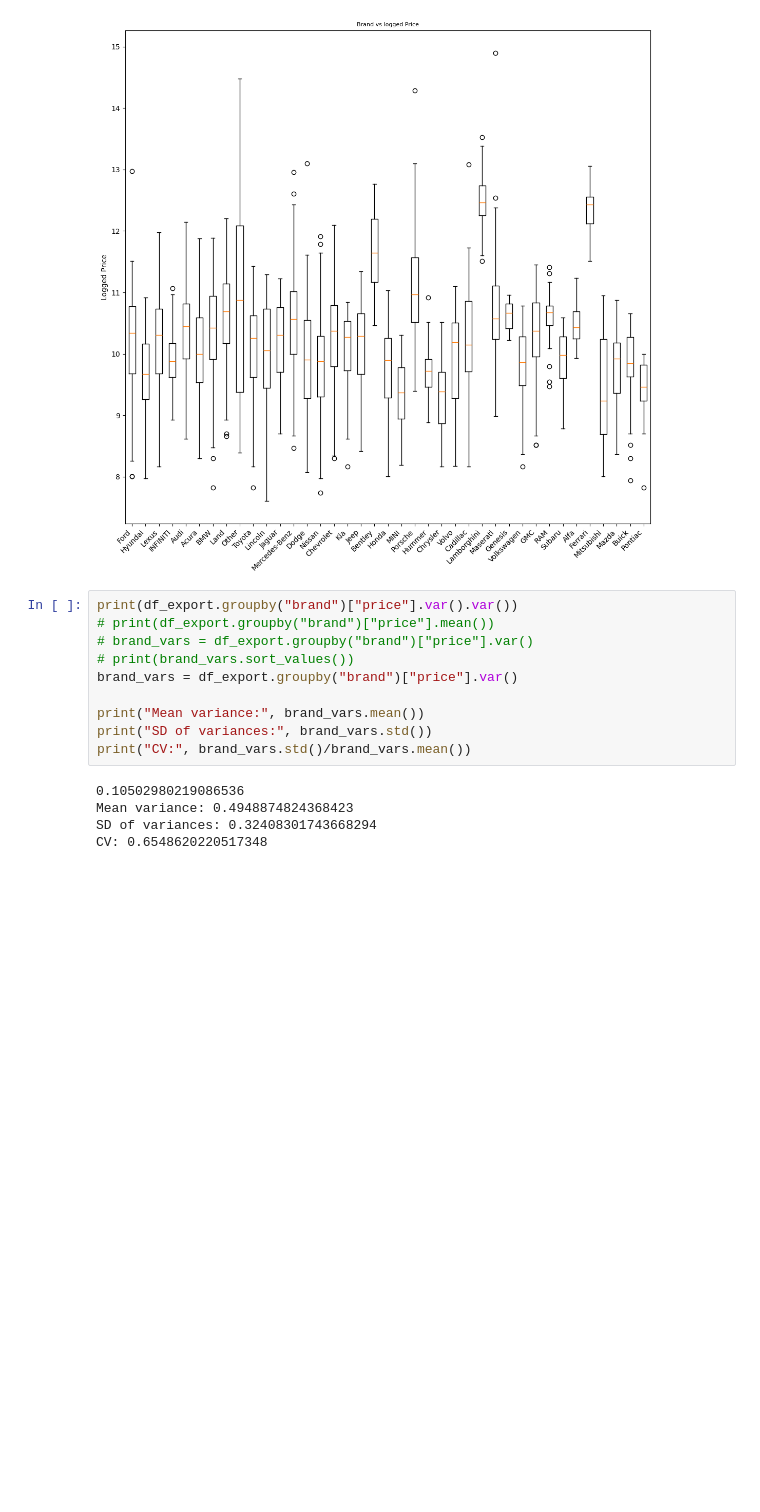
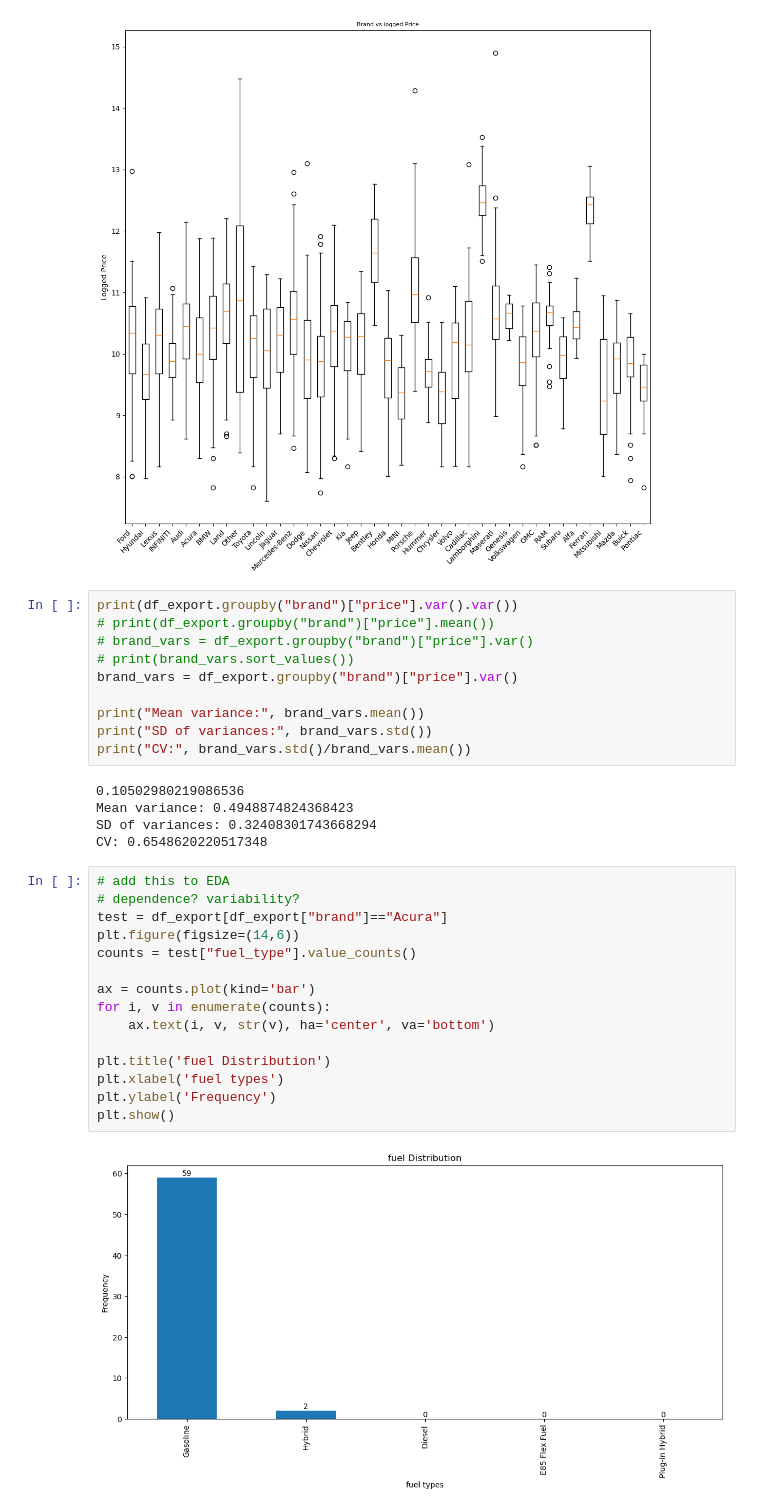
Before and after one commit to JustinTrenchcoat/Bayesian_Stat_2026, a Jupyter notebook: EDA.ipynb, the cells around one changed output. Saved outputs shown, nothing was run; the diff lists cells and outputs as text; blank space fills up the shorter version.

```diff
--- a/EDA.ipynb
+++ b/EDA.ipynb
@@ -190,3 +190,20 @@ print("CV:", brand_vars.std()/brand_vars.mean())
 Mean variance: 0.4948874824368423
 SD of variances: 0.32408301743668294
 CV: 0.6548620220517348
+# %%
+# add this to EDA
+# dependence? variability?
+test = df_export[df_export["brand"]=="Acura"]
+plt.figure(figsize=(14,6))
+counts = test["fuel_type"].value_counts()
+
+ax = counts.plot(kind='bar')
+for i, v in enumerate(counts):
+    ax.text(i, v, str(v), ha='center', va='bottom')
+
+plt.title('fuel Distribution')
+plt.xlabel('fuel types')
+plt.ylabel('Frequency')
+plt.show()
+# %% [output]
+[figure, added]
```
Also changed, not shown: 4 other files.
